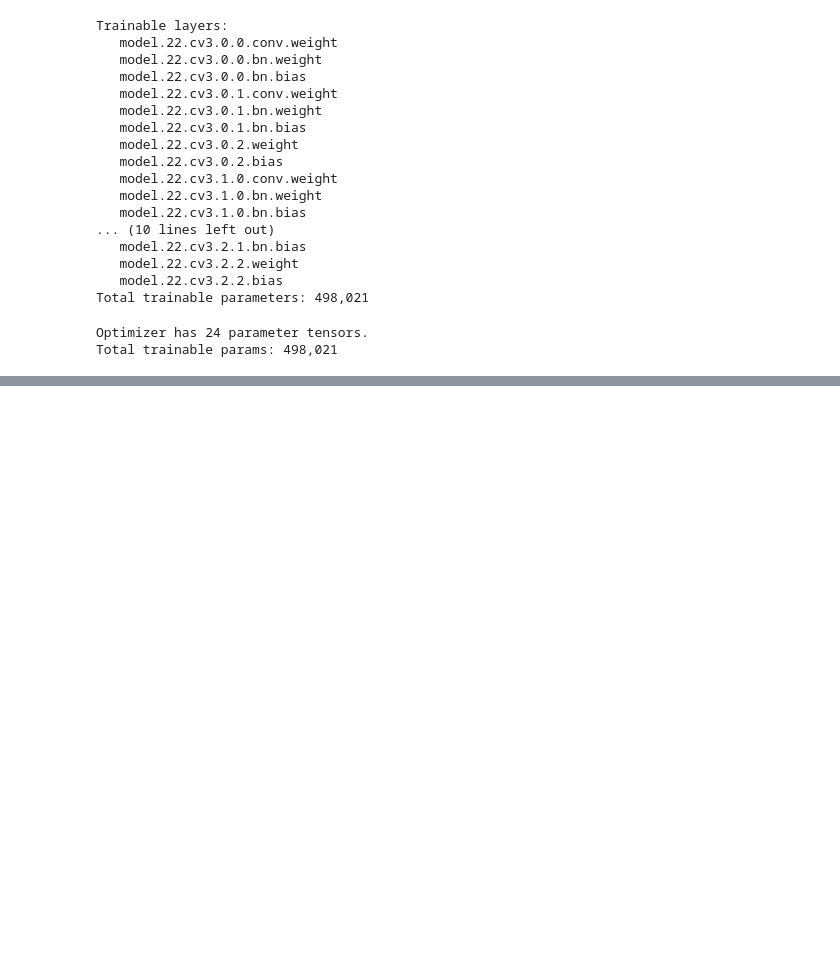
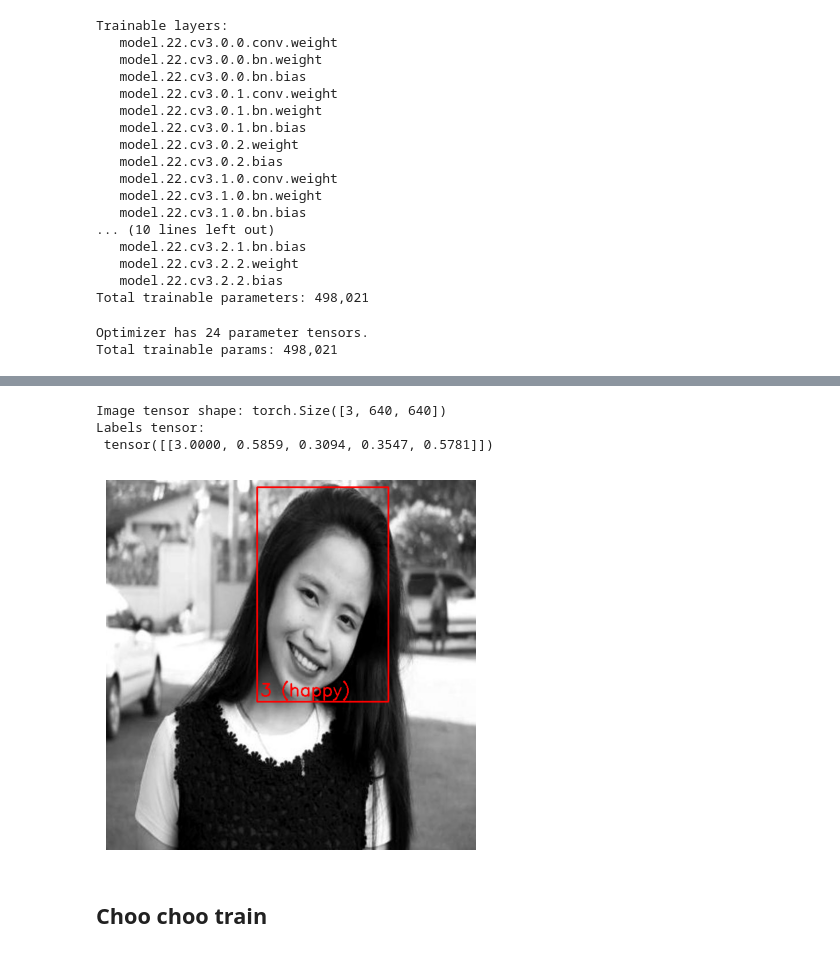
Before and after one commit to ShawnHymel/face-expression-detection-robot, a Jupyter notebook: workspace/notebooks/training.ipynb, the cells around one changed output, grey strips where cells are left out. Drawn from its saved outputs; the diff is of its cells as text; code cells hidden in the pictures; blank space fills up the shorter version.

```diff
--- a/workspace/notebooks/training.ipynb
+++ b/workspace/notebooks/training.ipynb
@@ -470,0 +524,17 @@ class YoloDetectionDataset(Dataset):
+# %%
+# Load an image from the dataset
+idx = 2000
+img, labels = train_dataset[idx]
+print("Image tensor shape:", img.shape)
+print("Labels tensor:\n", labels)
+
+# Show the image with bounding box(es)
+img, labels = train_dataset[idx]
+visualize_sample(img, labels, class_names)
+# %% [output]
+Image tensor shape: torch.Size([3, 640, 640])
+Labels tensor:
+ tensor([[3.0000, 0.5859, 0.3094, 0.3547, 0.5781]])
+[figure, added]
+# %% [markdown]
+## Choo choo train
```
Also changed, not shown: parts of 12 cells of this notebook.
